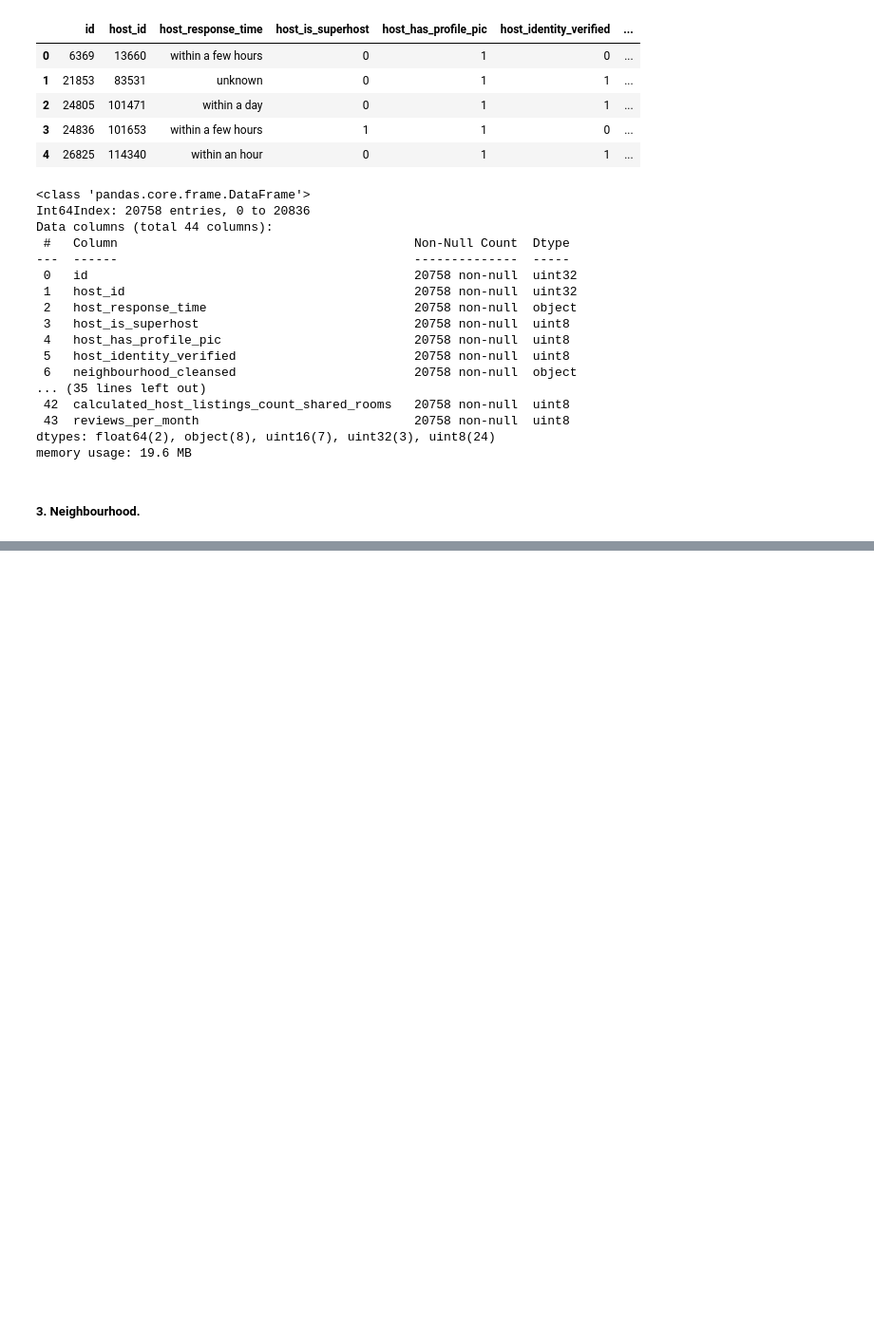
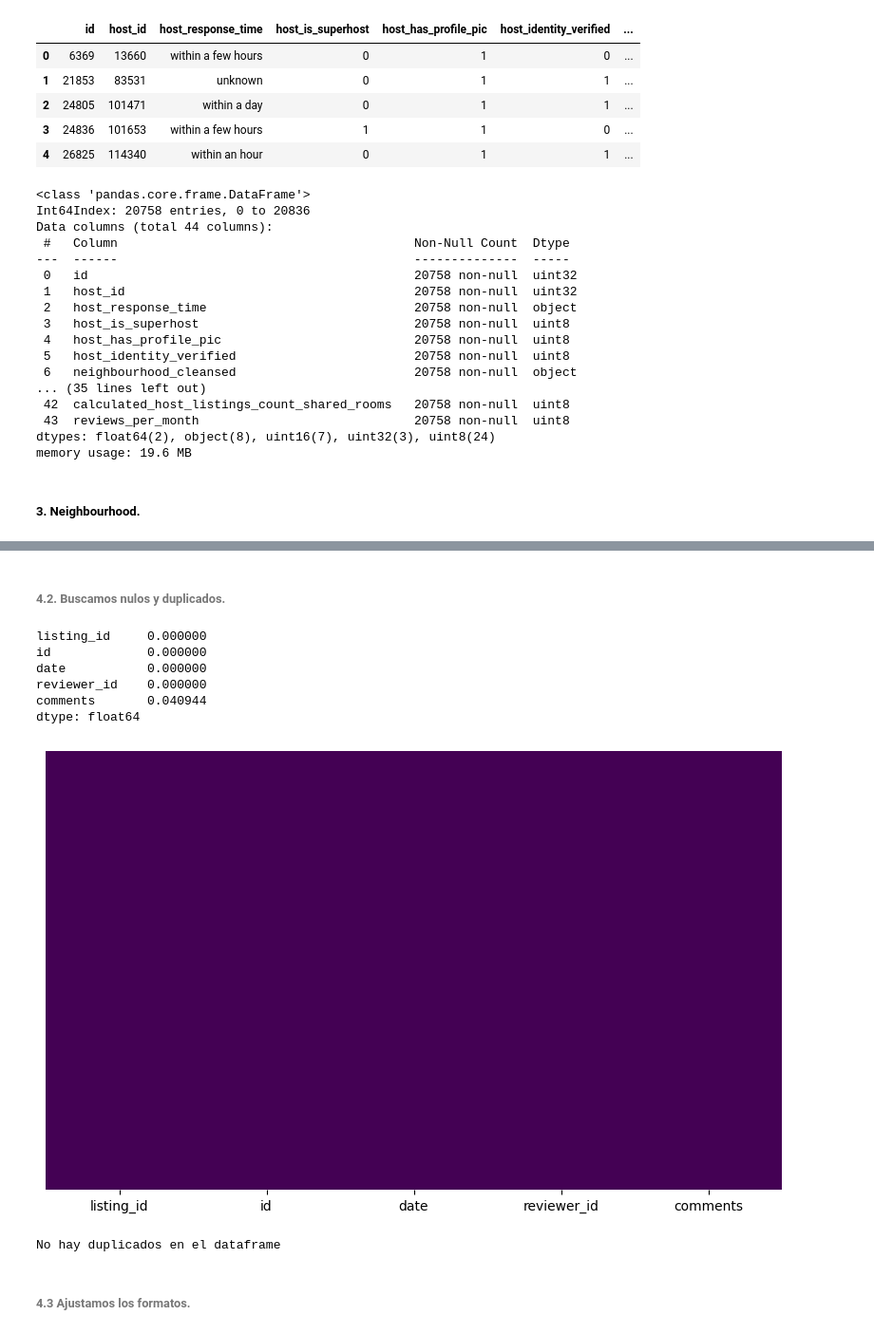
Before and after one commit to PedroVidales/Proyecto-Final_, a Jupyter notebook: main/Limpieza.ipynb, the cells around one changed output, grey strips where cells are left out. Shown: that part at 95% size. Drawn from its saved outputs; the diff is of its cells as text; code cells hidden in the pictures; blank space fills up the shorter version.

```diff
--- a/main/Limpieza.ipynb
+++ b/main/Limpieza.ipynb
@@ -429,0 +495,2 @@ lis.to_csv('../madrid/listings_detailed/listings_limpio.csv', index=False)
+# %%
+rev = rev.drop('reviewer_name', axis=1)
@@ -429,0 +506,12 @@ lis.to_csv('../madrid/listings_detailed/listings_limpio.csv', index=False)
+# %% [markdown]
+###### 4.2. Buscamos nulos y duplicados.
+# %%
+null_percentages = rev.isna().mean() * 100
+null_percentages
+# %% [output]
+listing_id     0.000000
+id             0.000000
+date           0.000000
+reviewer_id    0.000000
+comments       0.040944
+dtype: float64
@@ -429,0 +520,24 @@ lis.to_csv('../madrid/listings_detailed/listings_limpio.csv', index=False)
+# %%
+rev.dropna(axis=0, inplace=True)
+rev.reset_index(drop=True, inplace=True)
+# %%
+plt.figure(figsize=(10, 6))
+
+sns.heatmap(rev.isna(),
+            yticklabels=False,
+            cmap='viridis',
+            cbar=False
+           )
+
+plt.show();
+# %% [output]
+[figure, added]
+# %%
+if rev.duplicated().any():
+    print("Hay duplicados en el dataframe")
+else:
+    print("No hay duplicados en el dataframe")
+# %% [output]
+No hay duplicados en el dataframe
+# %% [markdown]
+###### 4.3 Ajustamos los formatos.
```
Also changed, not shown: parts of 31 cells of this notebook, 1 other file.
